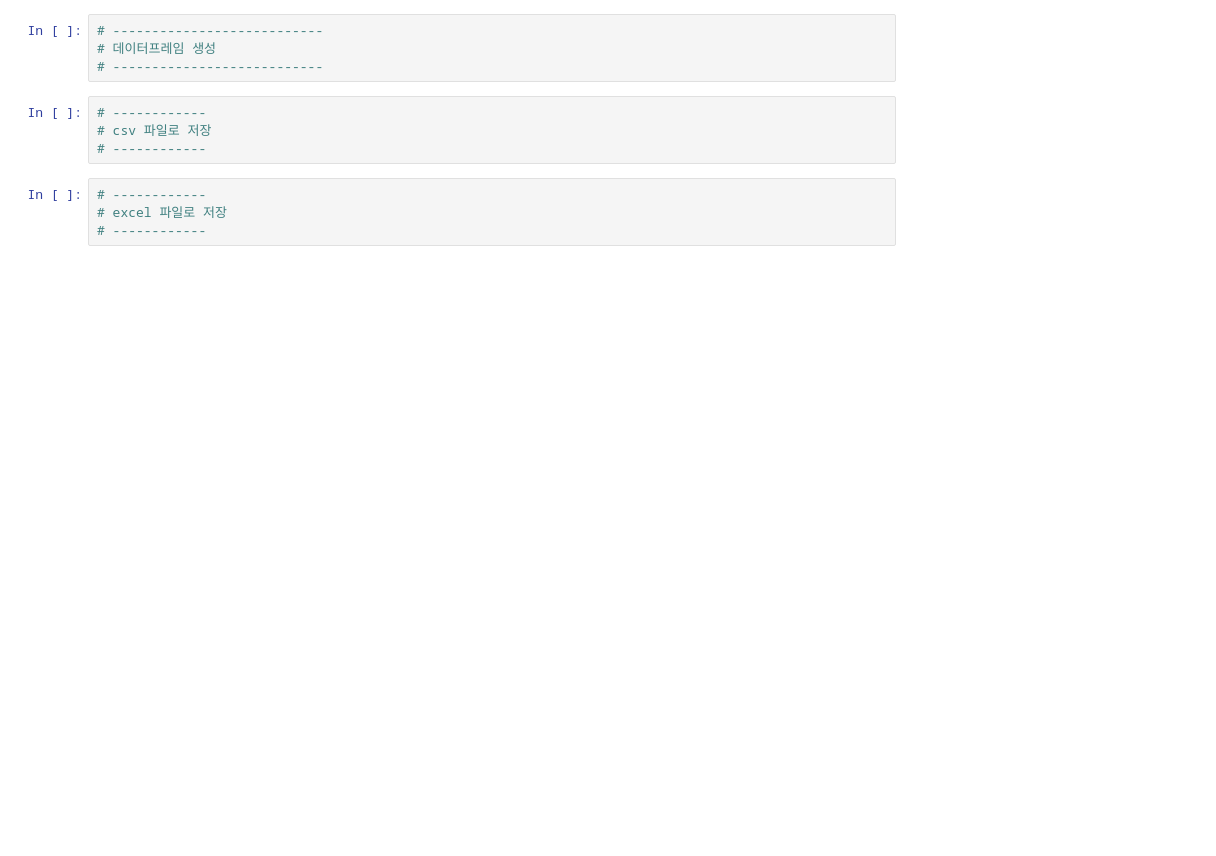
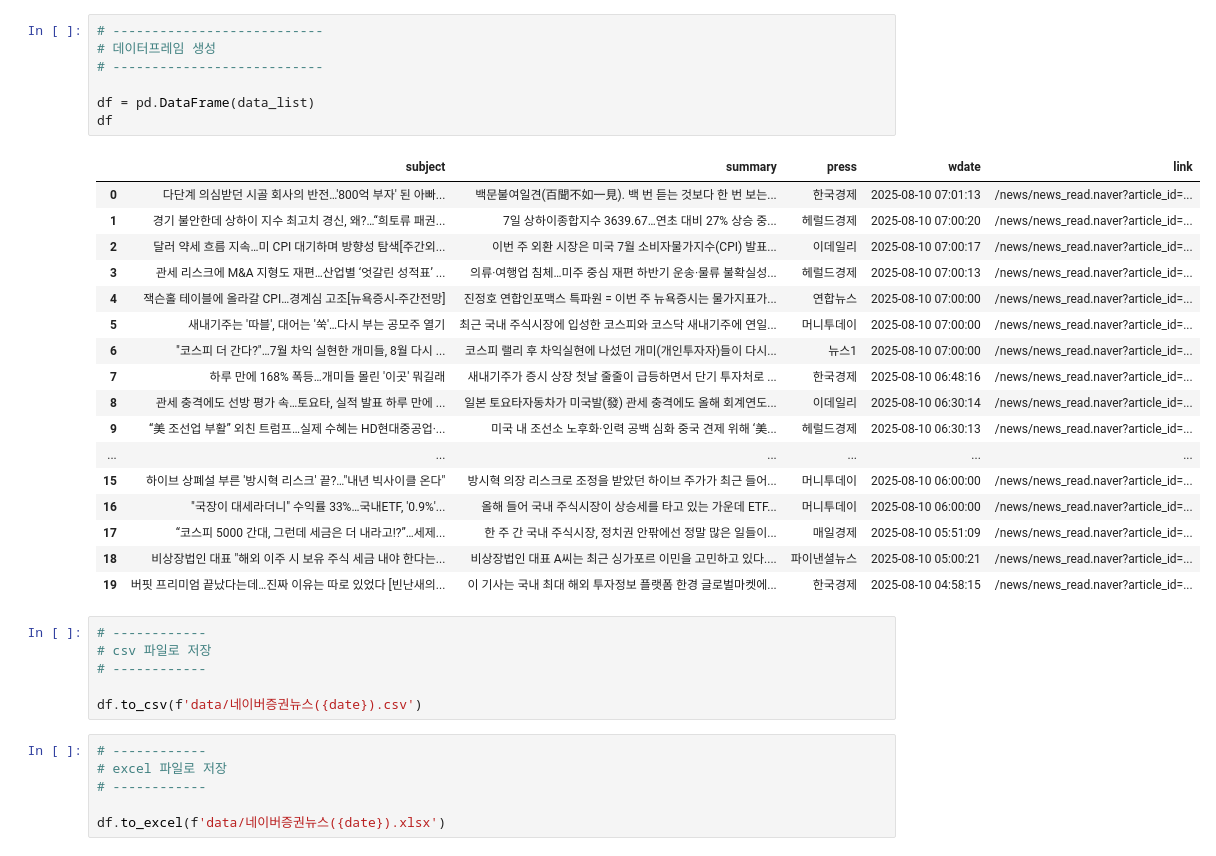
Before and after one commit to Theeo96/python_ml_crawling, a Jupyter notebook: 02_Crawling/02_네이버증권뉴스_실습.ipynb, the cells around one changed output. Saved outputs shown, nothing was run; the diff lists cells and outputs as text; blank space fills up the shorter version.

```diff
--- a/02_Crawling/02_네이버증권뉴스_실습.ipynb
+++ b/02_Crawling/02_네이버증권뉴스_실습.ipynb
@@ -60,12 +105,37 @@ print(f'입력한 날짜 : {date}')
 # %%
 # ---------------------------
 # 데이터프레임 생성
 # ---------------------------
+
+df = pd.DataFrame(data_list)
+df
+# %% [output]
+|  | subject | summary | press | wdate | link |
+| 0 | 다단계 의심받던 시골 회사의 반전…'800억 부자' 된 아빠... | 백문불여일견(百聞不如一見). 백 번 듣는 것보다 한 번 보는... | 한국경제 | 2025-08-10 07:01:13 | /news/news_read.naver?article_id=... |
+| 1 | 경기 불안한데 상하이 지수 최고치 경신, 왜?…“희토류 패권... | 7일 상하이종합지수 3639.67…연초 대비 27% 상승 중... | 헤럴드경제 | 2025-08-10 07:00:20 | /news/news_read.naver?article_id=... |
+| 2 | 달러 약세 흐름 지속…미 CPI 대기하며 방향성 탐색[주간외... | 이번 주 외환 시장은 미국 7월 소비자물가지수(CPI) 발표... | 이데일리 | 2025-08-10 07:00:17 | /news/news_read.naver?article_id=... |
+| 3 | 관세 리스크에 M&A 지형도 재편…산업별 ‘엇갈린 성적표’ ... | 의류·여행업 침체…미주 중심 재편 하반기 운송·물류 불확실성... | 헤럴드경제 | 2025-08-10 07:00:13 | /news/news_read.naver?article_id=... |
+| 4 | 잭슨홀 테이블에 올라갈 CPI…경계심 고조[뉴욕증시-주간전망] | 진정호 연합인포맥스 특파원 = 이번 주 뉴욕증시는 물가지표가... | 연합뉴스 | 2025-08-10 07:00:00 | /news/news_read.naver?article_id=... |
+| 5 | 새내기주는 '따블', 대어는 '쑥'…다시 부는 공모주 열기 | 최근 국내 주식시장에 입성한 코스피와 코스닥 새내기주에 연일... | 머니투데이 | 2025-08-10 07:00:00 | /news/news_read.naver?article_id=... |
+| 6 | "코스피 더 간다?"…7월 차익 실현한 개미들, 8월 다시 ... | 코스피 랠리 후 차익실현에 나섰던 개미(개인투자자)들이 다시... | 뉴스1 | 2025-08-10 07:00:00 | /news/news_read.naver?article_id=... |
+| 7 | 하루 만에 168% 폭등…개미들 몰린 '이곳' 뭐길래 | 새내기주가 증시 상장 첫날 줄줄이 급등하면서 단기 투자처로 ... | 한국경제 | 2025-08-10 06:48:16 | /news/news_read.naver?article_id=... |
+| 8 | 관세 충격에도 선방 평가 속…토요타, 실적 발표 하루 만에 ... | 일본 토요타자동차가 미국발(發) 관세 충격에도 올해 회계연도... | 이데일리 | 2025-08-10 06:30:14 | /news/news_read.naver?article_id=... |
+| 9 | “美 조선업 부활” 외친 트럼프…실제 수혜는 HD현대중공업·... | 미국 내 조선소 노후화·인력 공백 심화 중국 견제 위해 ‘美... | 헤럴드경제 | 2025-08-10 06:30:13 | /news/news_read.naver?article_id=... |
+| ... | ... | ... | ... | ... | ... |
+| 15 | 하이브 상폐설 부른 '방시혁 리스크' 끝?…"내년 빅사이클 온다" | 방시혁 의장 리스크로 조정을 받았던 하이브 주가가 최근 들어... | 머니투데이 | 2025-08-10 06:00:00 | /news/news_read.naver?article_id=... |
+| 16 | "국장이 대세라더니" 수익률 33%…국내ETF, '0.9%'... | 올해 들어 국내 주식시장이 상승세를 타고 있는 가운데 ETF... | 머니투데이 | 2025-08-10 06:00:00 | /news/news_read.naver?article_id=... |
+| 17 | “코스피 5000 간대, 그런데 세금은 더 내라고!?”…세제... | 한 주 간 국내 주식시장, 정치권 안팎에선 정말 많은 일들이... | 매일경제 | 2025-08-10 05:51:09 | /news/news_read.naver?article_id=... |
+| 18 | 비상장법인 대표 "해외 이주 시 보유 주식 세금 내야 한다는... | 비상장법인 대표 A씨는 최근 싱가포르 이민을 고민하고 있다.... | 파이낸셜뉴스 | 2025-08-10 05:00:21 | /news/news_read.naver?article_id=... |
+| 19 | 버핏 프리미엄 끝났다는데…진짜 이유는 따로 있었다 [빈난새의... | 이 기사는 국내 최대 해외 투자정보 플랫폼 한경 글로벌마켓에... | 한국경제 | 2025-08-10 04:58:15 | /news/news_read.naver?article_id=... |
 # %%
 # ------------
 # csv 파일로 저장
 # ------------
+
+df.to_csv(f'data/네이버증권뉴스({date}).csv')
 # %%
 # ------------
 # excel 파일로 저장
 # ------------
+
+df.to_excel(f'data/네이버증권뉴스({date}).xlsx')
```
Also changed, not shown: parts of 2 cells of this notebook, 15 other files.
